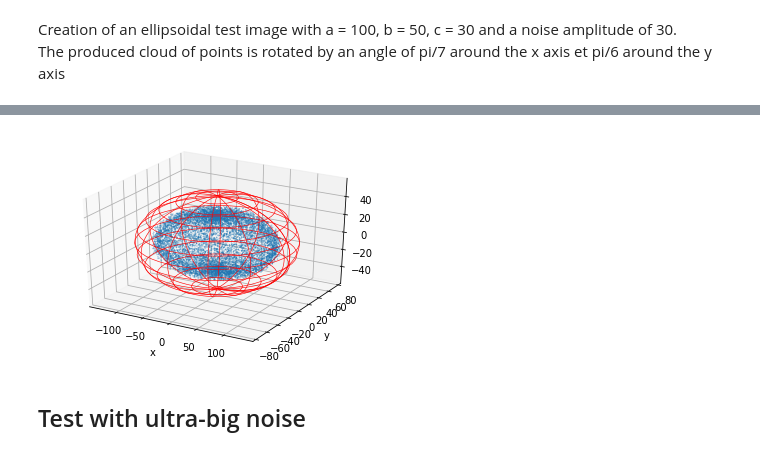
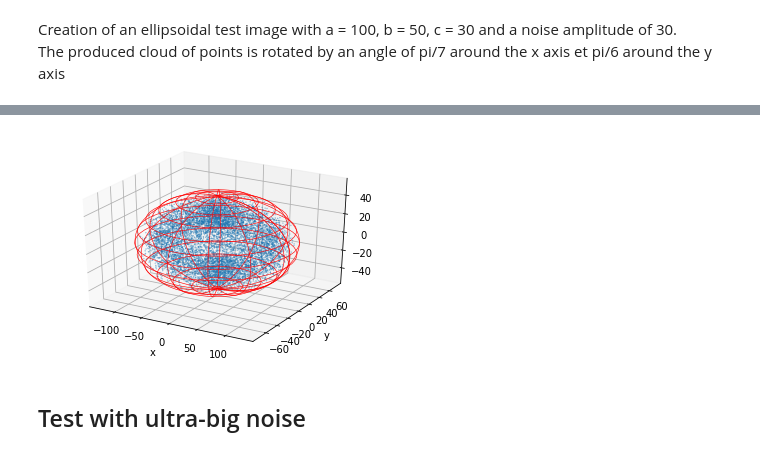
Before and after one commit to D-FS/Cuttings, a Jupyter notebook: bounding_ellispoid_notebook.ipynb, the cells around one changed output, grey strips where cells are left out. Saved outputs shown, nothing was run; the diff lists cells and outputs as text; code cells hidden in the pictures.

```diff
--- a/bounding_ellispoid_notebook.ipynb
+++ b/bounding_ellispoid_notebook.ipynb
@@ -66,10 +66,10 @@ ax = plot.scatter_plot(aggregate)
 # %%
 ellipsoid = be.bounding_ellipsoid_optim(aggregate, 1e-3)
-rotated_ellipsoid = bf.rotate_aggregate(aggregate,
+rotated_aggregate = bf.rotate_aggregate(aggregate,
                                         angles=ellipsoid['bbox']['angles'])
 ax = plot.fit_ellipsoid_plot(rotated_aggregate, ellipsoid)
 # %% [output]
-[figure, old version]
+[figure, new version]
 # %% [markdown]
 ## Test with ultra-big noise
 # %% [markdown]
```
Also changed, not shown: parts of 8 cells of this notebook, 2 other files.
